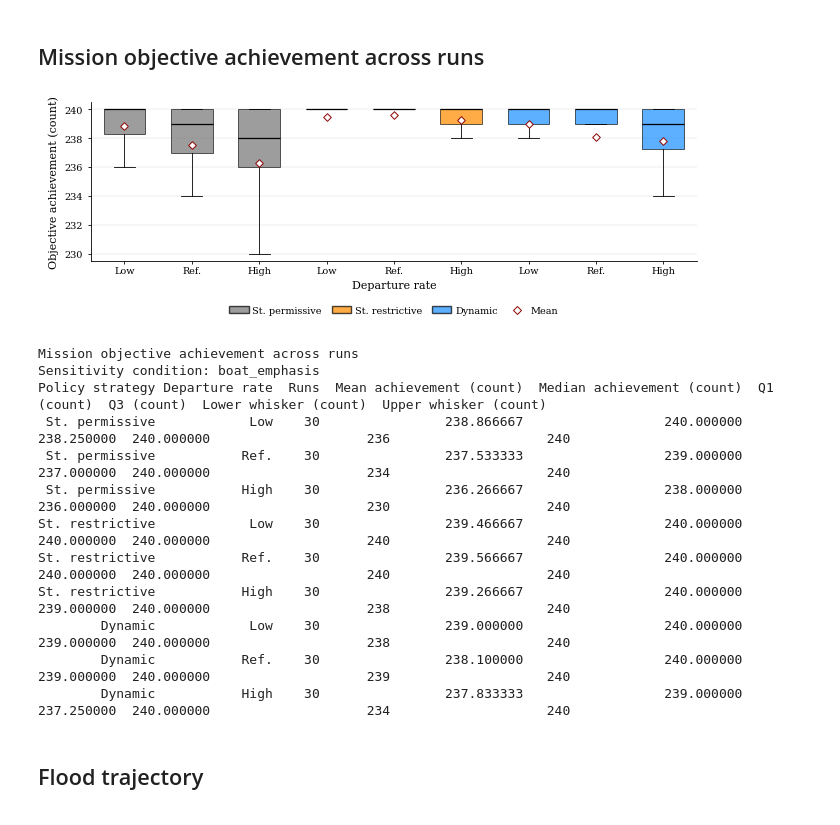
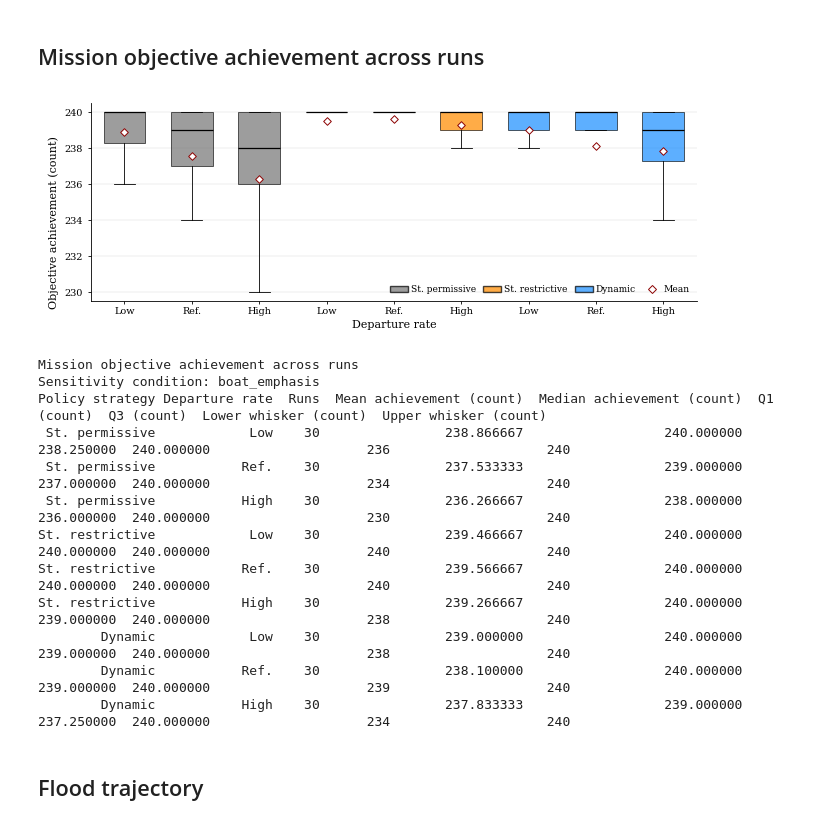
Before and after one commit to lucianoMarchezan/SEAMS-27-ModelDRiven-DT-Resilience, a Jupyter notebook: prototype/flood_sos/analysis.ipynb, the cells around one changed output. Cells and saved outputs as stored; diff of their text form; code cells hidden in the pictures.

Commit message:
new plots

```diff
--- a/prototype/flood_sos/analysis.ipynb
+++ b/prototype/flood_sos/analysis.ipynb
@@ -191,7 +191,7 @@ ax.scatter(
 ax.set_xticks(np.arange(1, len(condition_labels) + 1))
 ax.set_xticklabels(condition_labels, rotation=0, ha="center", fontsize=7)
 ax.set_xlabel("Departure rate", labelpad=3)
-ax.set_ylabel("Objective achievement (count)")
+ax.set_ylabel("Objective achievement (count)", y=0.40)
 #ax.set_title("Mission objective achievement across runs")
 format_axis(ax)
 legend_handles = [
@@ -202,36 +202,36 @@ legend_handles = [
 legend_handles.append(
     Line2D([0], [0], marker="D", color="darkred", markerfacecolor="white",
            markeredgewidth=0.7, linestyle="None", markersize=4, label="Mean")
 )
-ax.legend(handles=legend_handles, frameon=False, ncol=4, loc="upper center",
-          bbox_to_anchor=(0.5, -0.23), columnspacing=1.0, handletextpad=0.4)
+ax.legend(handles=legend_handles, frameon=False, ncol=4, loc="lower right", fontsize=6.5, columnspacing=0.8,
+    handletextpad=0.3, borderaxespad=0.4,)
 fig.tight_layout(rect=(0, 0.10, 1, 1), pad=0.5)
 fig.savefig(plot_dir / "mission_objective_achievement_across_runs.pdf", bbox_inches="tight", pad_inches=0.02)
 plt.show()
 
 
 # Match matplotlib's default 1.5-IQR whiskers; outliers are hidden in the plot.
 from matplotlib.cbook import boxplot_stats
 objective_box_rows = []
 for (strategy, configuration), values in zip(condition_order, condition_values):
     if not len(values):
         continue
     stats = boxplot_stats(values, whis=1.5)[0]
     objective_box_rows.append({
         "scenario": strategy,
         "profile_configuration": configuration,
         "Runs": len(values),
         "Mean achievement (count)": stats["mean"],
         "Median achievement (count)": stats["med"],
         "Q1 (count)": stats["q1"],
         "Q3 (count)": stats["q3"],
         "Lower whisker (count)": stats["whislo"],
         "Upper whisker (count)": stats["whishi"],
     })
 print_plot_values("Mission objective achievement across runs",
                   pd.DataFrame(objective_box_rows))
 # %% [output]
-[figure, old version]
+[figure, new version]
 Mission objective achievement across runs
 Sensitivity condition: boat_emphasis
 Policy strategy Departure rate  Runs  Mean achievement (count)  Median achievement (count)  Q1 (count)  Q3 (count)  Lower whisker (count)  Upper whisker (count)
```
Also changed, not shown: parts of 2 cells of this notebook, 6 other files.
